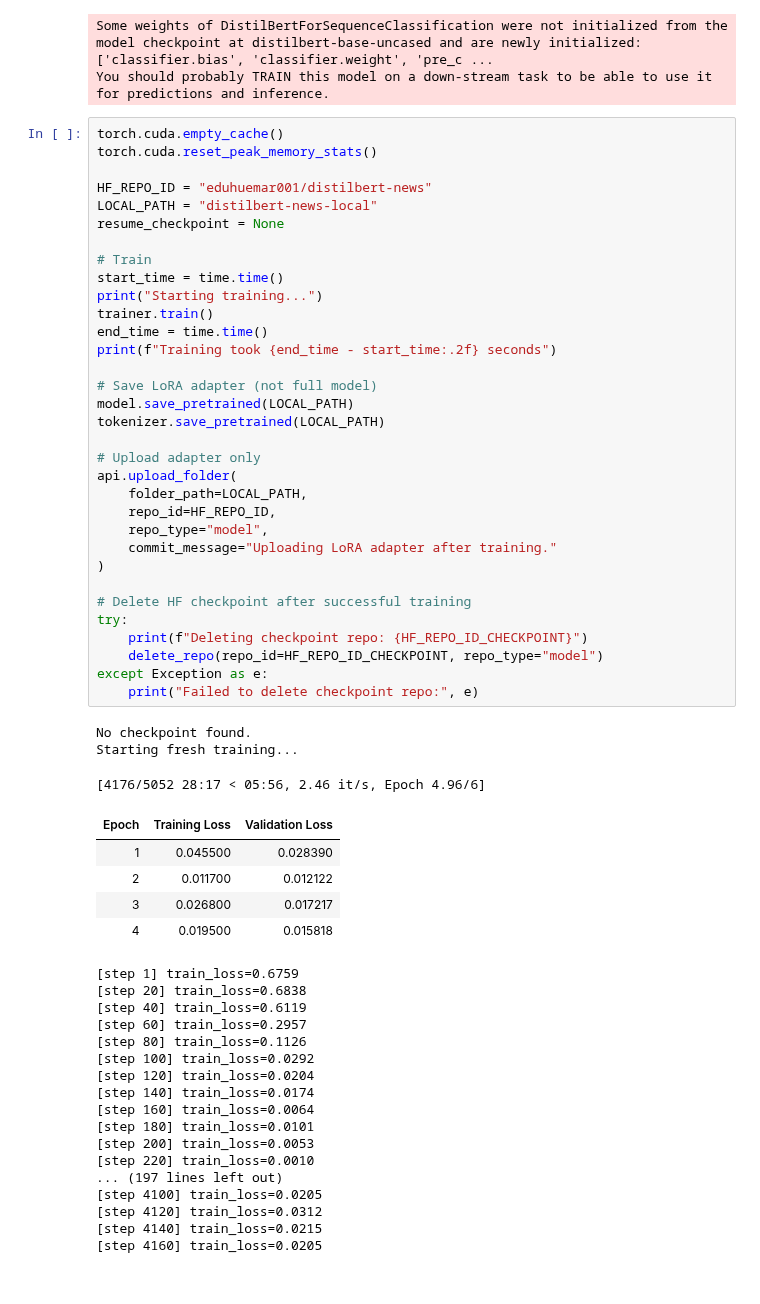
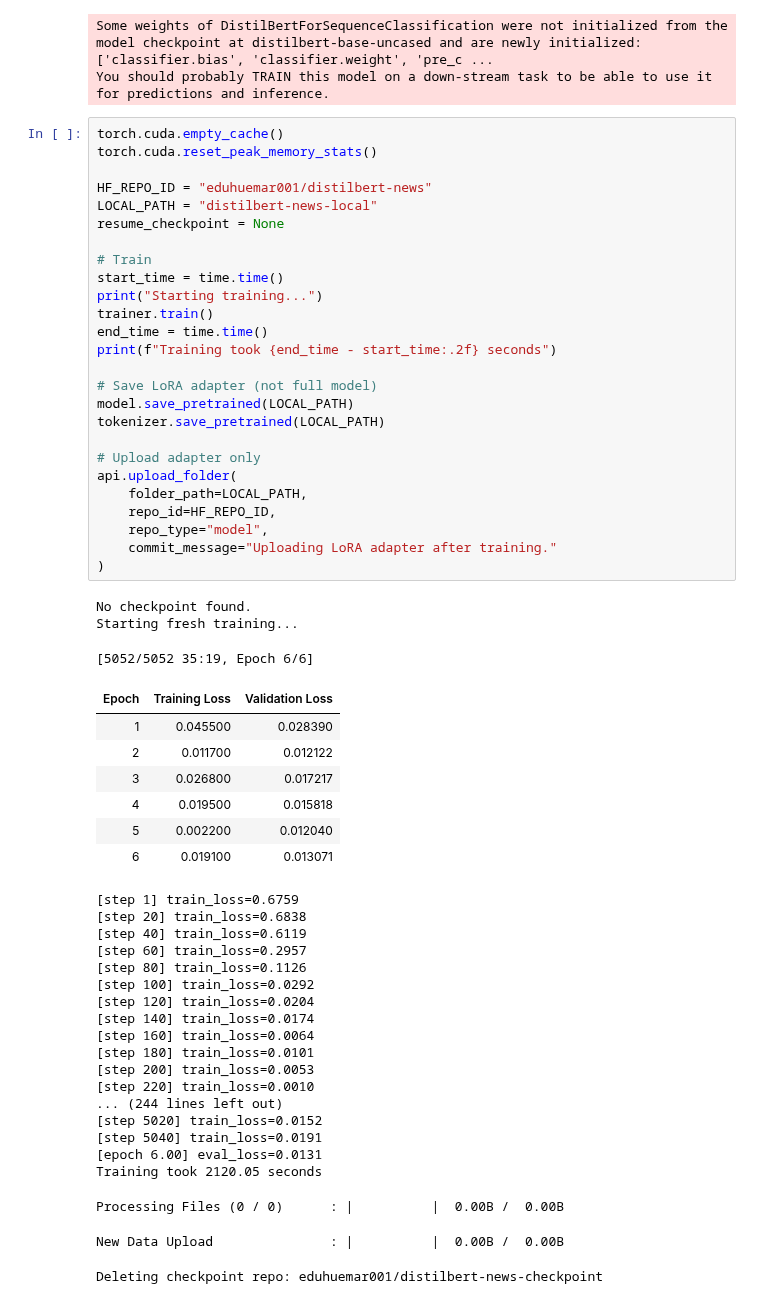
Before and after one commit to eduhuemar001/ANN2-project, a Jupyter notebook: training.ipynb, the cells around one changed output. Cells and saved outputs as stored; diff of their text form.

```diff
--- a/training.ipynb
+++ b/training.ipynb
@@ -180,41 +180,36 @@ torch.cuda.reset_peak_memory_stats()
 HF_REPO_ID = "eduhuemar001/distilbert-news"
 LOCAL_PATH = "distilbert-news-local"
 resume_checkpoint = None
 
 # Train
 start_time = time.time()
 print("Starting training...")
 trainer.train()
 end_time = time.time()
 print(f"Training took {end_time - start_time:.2f} seconds")
 
 # Save LoRA adapter (not full model)
 model.save_pretrained(LOCAL_PATH)
 tokenizer.save_pretrained(LOCAL_PATH)
 
 # Upload adapter only
 api.upload_folder(
     folder_path=LOCAL_PATH,
     repo_id=HF_REPO_ID,
     repo_type="model",
     commit_message="Uploading LoRA adapter after training."
 )
-
-# Delete HF checkpoint after successful training
-try:
-    print(f"Deleting checkpoint repo: {HF_REPO_ID_CHECKPOINT}")
-    delete_repo(repo_id=HF_REPO_ID_CHECKPOINT, repo_type="model")
-except Exception as e:
-    print("Failed to delete checkpoint repo:", e)
 # %% [output]
 No checkpoint found.
 Starting fresh training...
-[4176/5052 28:17 < 05:56, 2.46 it/s, Epoch 4.96/6]
+[5052/5052 35:19, Epoch 6/6]
 | Epoch | Training Loss | Validation Loss |
 | 1 | 0.045500 | 0.028390 |
 | 2 | 0.011700 | 0.012122 |
 | 3 | 0.026800 | 0.017217 |
 | 4 | 0.019500 | 0.015818 |
+| 5 | 0.002200 | 0.012040 |
+| 6 | 0.019100 | 0.013071 |
 [step 1] train_loss=0.6759
 [step 20] train_loss=0.6838
 [step 40] train_loss=0.6119
@@ -227,8 +222,11 @@ Starting fresh training...
 [step 180] train_loss=0.0101
 [step 200] train_loss=0.0053
 [step 220] train_loss=0.0010
-... (197 lines left out)
-[step 4100] train_loss=0.0205
-[step 4120] train_loss=0.0312
-[step 4140] train_loss=0.0215
-[step 4160] train_loss=0.0205
+... (244 lines left out)
+[step 5020] train_loss=0.0152
+[step 5040] train_loss=0.0191
+[epoch 6.00] eval_loss=0.0131
+Training took 2120.05 seconds
+Processing Files (0 / 0)      : |          |  0.00B /  0.00B
+New Data Upload               : |          |  0.00B /  0.00B
+Deleting checkpoint repo: eduhuemar001/distilbert-news-checkpoint
```
Also changed, not shown: parts of 1 cell of this notebook.
